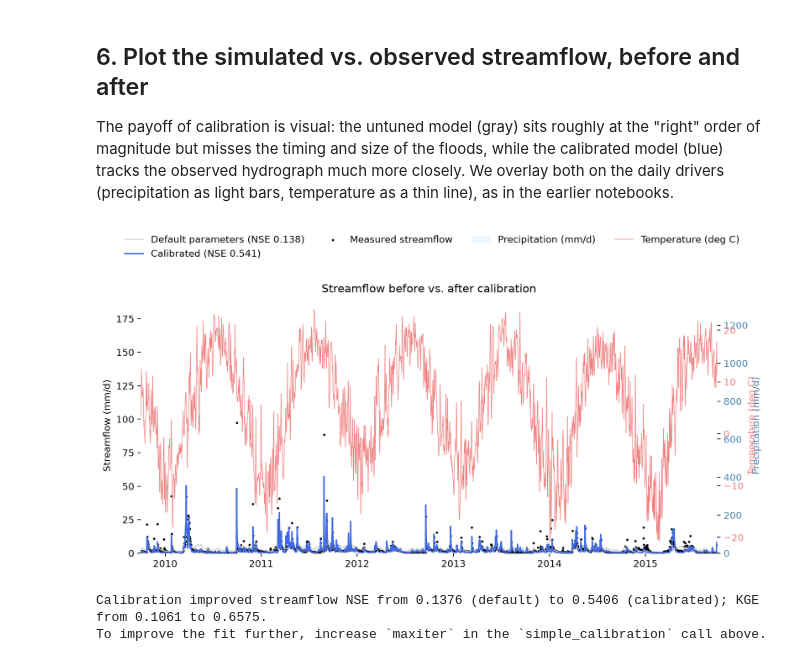
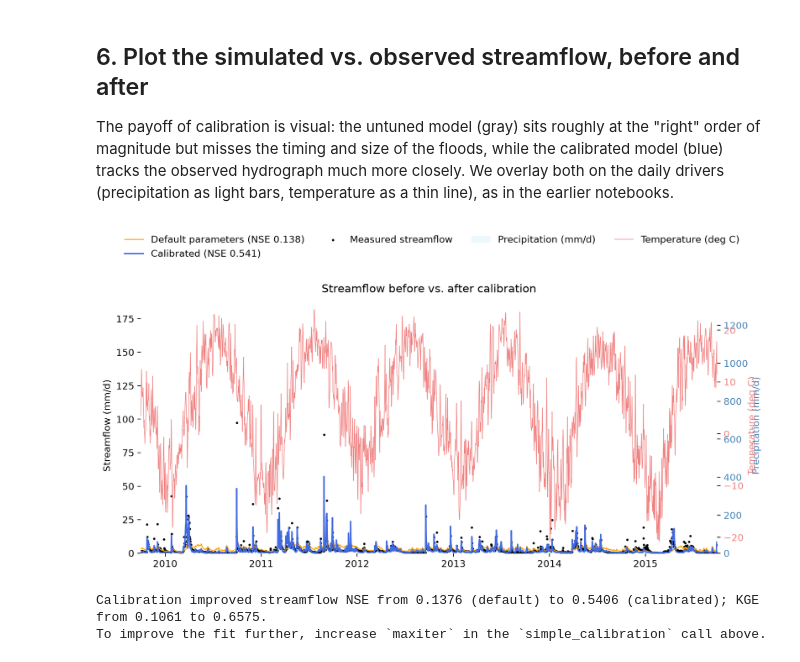
Before and after one commit to avierb11/potions-tutorial, a Jupyter notebook: scripts/5_Hydrologic_Calibration.ipynb, the cells around one changed output. Drawn from its saved outputs; the diff is of its cells as text; code cells hidden in the pictures.

```diff
--- a/scripts/5_Hydrologic_Calibration.ipynb
+++ b/scripts/5_Hydrologic_Calibration.ipynb
@@ -164,8 +164,8 @@ cal_params, cal_results, cal_optimize_result = pt.HbvModel.simple_calibration(
     meas_streamflow=meas_streamflow,
     metric="nse",
     maxiter=5,
-    num_threads=24,
-    polish=False,
+    num_threads=8,
+    polish=True,
 )
 
 print("Calibration complete.")
@@ -319,7 +305,7 @@ ax_temp.tick_params(axis="y", labelcolor="lightcoral")
 ax.plot(
     baseline_sim.index,
     baseline_sim["streamflow_sim"],
-    color="lightgray",
+    color="orange",
     linewidth=1.0,
     label=f"Default parameters (NSE {default_nse:.3f})",
 )
@@ -332,33 +318,33 @@ ax.plot(
 ax.scatter(
     meas_streamflow.index,
     meas_streamflow,
     s=2,
     color="black",
     label="Measured streamflow",
 )
 
 ax.set_xlim(obs_start, obs_end)
 max_q: float = max(
     baseline_sim["streamflow_sim"].quantile(0.99),
     calibrated_sim["streamflow_sim"].quantile(0.99),
 )
 ax.set_ylim(0, max_q * 10)
 ax.set_ylabel("Streamflow (mm/d)")
 ax.set_title("Streamflow before vs. after calibration")
 fig.legend(loc="lower center", bbox_to_anchor=(0.5, 1.02), ncol=4)
 fig.tight_layout()
 plt.show()
 
 # A short closing note in the console so the result is summarised in the log too.
 print()
 print(
     f"Calibration improved streamflow NSE from {default_nse:.4f} (default) to {cal_nse:.4f} "
     f"(calibrated); KGE from {default_kge:.4f} to {cal_kge:.4f}."
 )
 print(
     "To improve the fit further, increase `maxiter` in the `simple_calibration` call above."
 )
 # %% [output]
-[figure, old version]
+[figure, new version]
 Calibration improved streamflow NSE from 0.1376 (default) to 0.5406 (calibrated); KGE from 0.1061 to 0.6575.
 To improve the fit further, increase `maxiter` in the `simple_calibration` call above.
```
Also changed, not shown: parts of 1 cell of this notebook, 13 other files.
